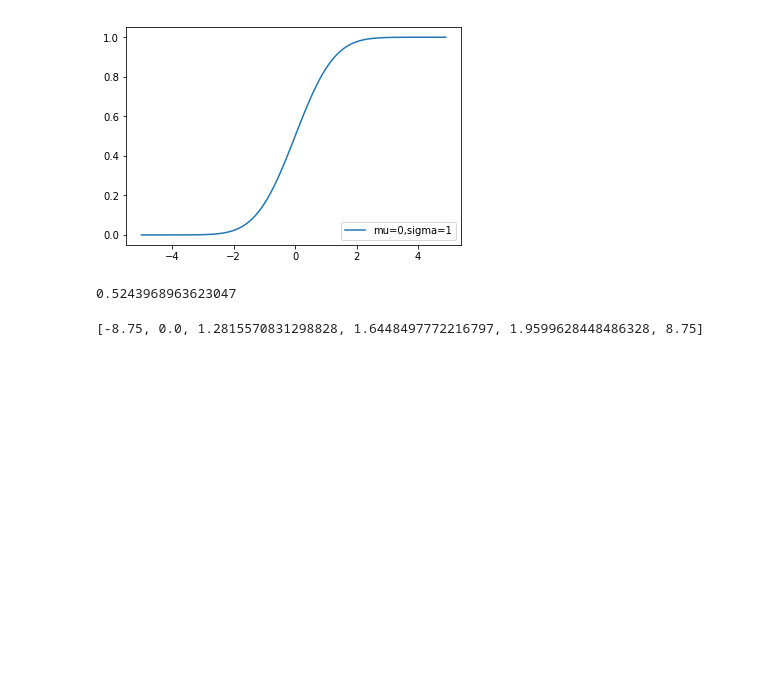
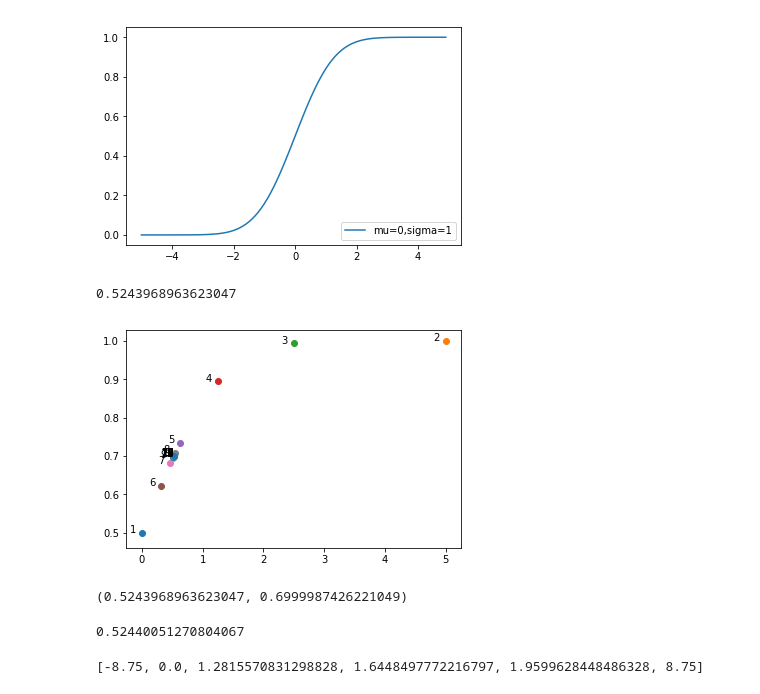
Before and after one commit to samkugji/datascience_scratch_1, a Jupyter notebook: Week2/notebook/study_members/06.확률.ipynb, the cells around one changed output. Saved outputs shown, nothing was run; the diff lists cells and outputs as text; code cells hidden in the pictures; blank space fills up the shorter version.

```diff
--- a/Week2/notebook/study_members/06.확률.ipynb
+++ b/Week2/notebook/study_members/06.확률.ipynb
@@ -350,6 +368,46 @@ def inverse_normal_cdf(p, mu=0, sigma=1, tolerance=0.00001):
 inverse_normal_cdf(0.7)
 # %% [output]
 0.5243968963623047
+# %%
+def inverse_normal_cdf_plot(p, mu=0, sigma=1, tolerance=0.00001):
+    """이진 검색 알고리즘을 사용해서 역함수 근사"""
+
+    # 표준정규분포가 아니라면 표준정규분포로 변환
+
+    if mu != 0 or sigma != 1:
+        return mu + sigma * inverse_normal_cdf(p, tolerance=tolerance)
+
+    low_z, low_p = -10.0, 0            # normal_cdf(-10)는 0에 근접
+    hi_z,  hi_p  =  10.0, 1            # normal_cdf(10)는 1에 근접
+    n = 0
+    while hi_z - low_z > tolerance:
+        mid_z = (low_z + hi_z) / 2     # 중간 값
+        n += 1
+        plt.scatter(mid_z, normal_cdf(mid_z))
+        plt.annotate("{0}".format(n), xy = [mid_z, normal_cdf(mid_z) + 0.001], xytext = [mid_z-0.2, normal_cdf(mid_z)])
+        mid_p = normal_cdf(mid_z)      # 중간 값의 누적분포 값을 계산
+        if mid_p < p:
+            # 중간 값이 너무 작다면 더 큰 값들을 검색
+            low_z, low_p = mid_z, mid_p
+        elif mid_p > p:
+            # 중간 값이 너무 크다면, 더 작은 값들을 검색
+            hi_z, hi_p = mid_z, mid_p
+        else:
+            break
+    plt.show()
+    return mid_z, normal_cdf(mid_z)
+# %%
+inverse_normal_cdf_plot(0.7)
+# %% [output]
+[figure, added]
+(0.5243968963623047, 0.6999987426221049)
+# %%
+## scipy
+## ppf : percent point function (inverse of cdf — percentiles)
+
+rv.ppf(0.7)
+# %% [output]
+0.52440051270804067
 # %%
 ############################# 스터디원 코드 #############################
 # %%
```
Also changed, not shown: parts of 20 cells of this notebook, 4 other files.
